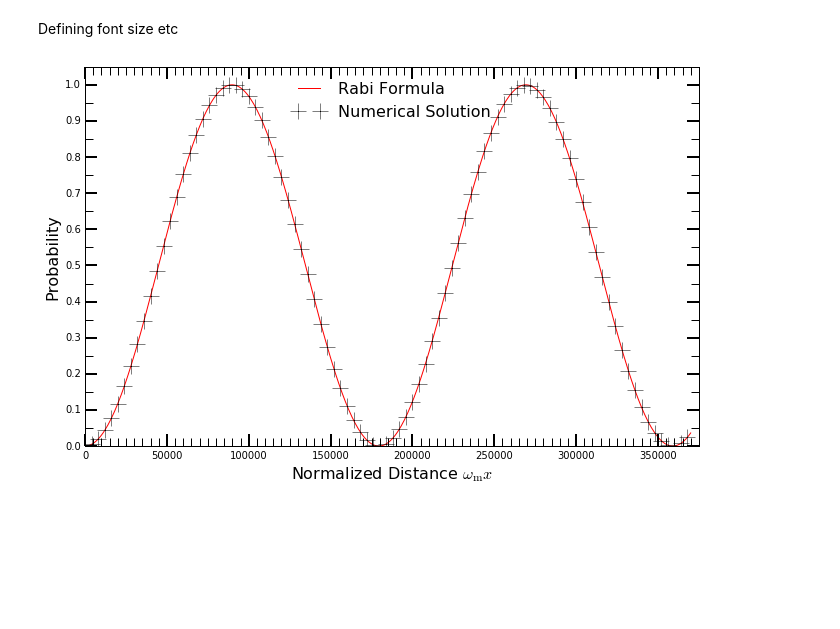
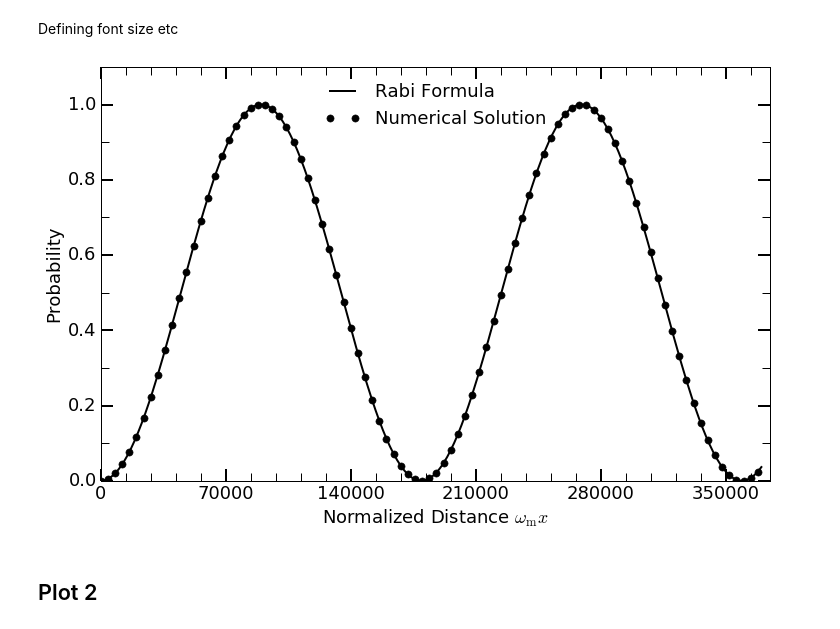
Before and after one commit to emptymalei/rabi-neutrino-oscillations, a Jupyter notebook: data/plots.ipynb, the cells around one changed output. Cells and saved outputs as stored; diff of their text form; code cells hidden in the pictures; blank space fills up the shorter version.

Commit message:
update data and plots

```diff
--- a/data/plots.ipynb
+++ b/data/plots.ipynb
@@ -1,7 +1,13 @@
 # %%
 %matplotlib inline
 import matplotlib as mpl
-mpl.rcParams['figure.figsize'] = (11,11*0.618)
+from matplotlib import rcParams
+
+mpl.rcParams['figure.figsize'] = (12,12*0.618)
+
+rcParams['font.family'] = 'sans-serif'
+rcParams['font.sans-serif'] = ['Computer Modern Roman']
+# Times-Roman
 # %% [markdown]
 ## Making Plots
 # %% [markdown]
@@ -23,43 +29,45 @@ from matplotlib.ticker import MultipleLocator, FormatStrFormatter
 # %% [markdown]
 Defining font size etc
 # %%
-ftsz = 16
+ftsz = 18
 # %%
 theory10List = np.genfromtxt ('theory10List.csv', delimiter=",")
 sol10PList = np.genfromtxt ('sol10PList.csv', delimiter=",")
 # %%
 singleFrequencyplt, singleFrequencyax = plt.subplots()
 
-singleFrequencyplt = plt.plot(theory10List[0],theory10List[1],'r-',sol10PList[0][0::4],sol10PList[1][0::4],'k+', markersize=ftsz)
+singleFrequencyplt = plt.plot(theory10List[0],theory10List[1],'k-',sol10PList[0][0::4],sol10PList[1][0::4],'ko', markersize=ftsz*0.4, linewidth=2)
 plt.xlabel('Normalized Distance $\omega_{\mathrm{m}}x$', fontsize=ftsz)
 plt.ylabel('Probability', fontsize=ftsz)
-plt.ylim([0,1.05])
+plt.ylim([0,1.1])
 plt.xlim([0,375000])
 plt.legend(['Rabi Formula','Numerical Solution'], fontsize=ftsz,frameon=False,loc=9)
 
-singleFrequencyax.tick_params('both', length=12, width=2, which='major')
-singleFrequencyax.tick_params('both', length=8, width=1, which='minor')
+singleFrequencyax.tick_params('both', length=12, width=2, which='major', labelsize=ftsz)
+singleFrequencyax.tick_params('both', length=8, width=1, which='minor', labelsize=ftsz)
 
-singleFrequencymajorLocator = MultipleLocator(50000)
+singleFrequencymajorLocator = MultipleLocator(70000)
 singleFrequencymajorFormatter = FormatStrFormatter('%d')
-singleFrequencyminorLocator = MultipleLocator(5000)
+singleFrequencyminorLocator = MultipleLocator(14000)
 
-singleFrequencymajorLocatory = MultipleLocator(0.1)
+singleFrequencymajorLocatory = MultipleLocator(0.2)
 singleFrequencymajorFormattery = FormatStrFormatter('%0.1f')
-singleFrequencyminorLocatory = MultipleLocator(0.05)
+singleFrequencyminorLocatory = MultipleLocator(0.1)
 
 
 singleFrequencyax.xaxis.set_major_locator(singleFrequencymajorLocator)
 singleFrequencyax.xaxis.set_major_formatter(singleFrequencymajorFormatter)
 
 singleFrequencyax.yaxis.set_major_locator(singleFrequencymajorLocatory)
 singleFrequencyax.yaxis.set_major_formatter(singleFrequencymajorFormattery)
 
 
 # for the minor ticks, use no labels; default NullFormatter
 singleFrequencyax.xaxis.set_minor_locator(singleFrequencyminorLocator)
 singleFrequencyax.yaxis.set_minor_locator(singleFrequencyminorLocatory)
 
 plt.savefig('rabiOscillationsNeutrinoCoincidence-single-frequency.pdf',bbox_inches='tight')
 # %% [output]
-[figure, old version]
+[figure, new version]
+# %% [markdown]
+## Plot 2
```
Also changed, not shown: parts of 3 cells of this notebook, 16 other files.
